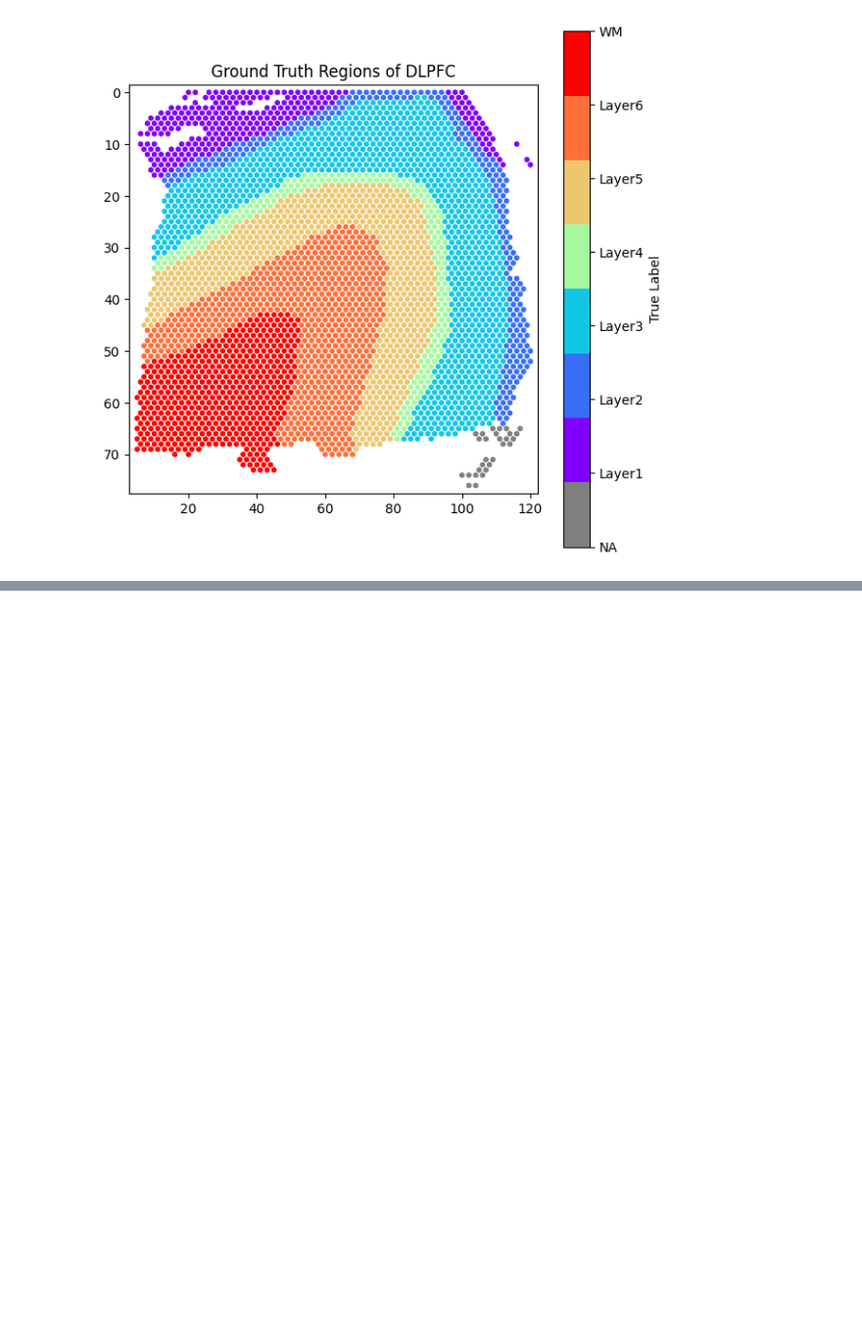
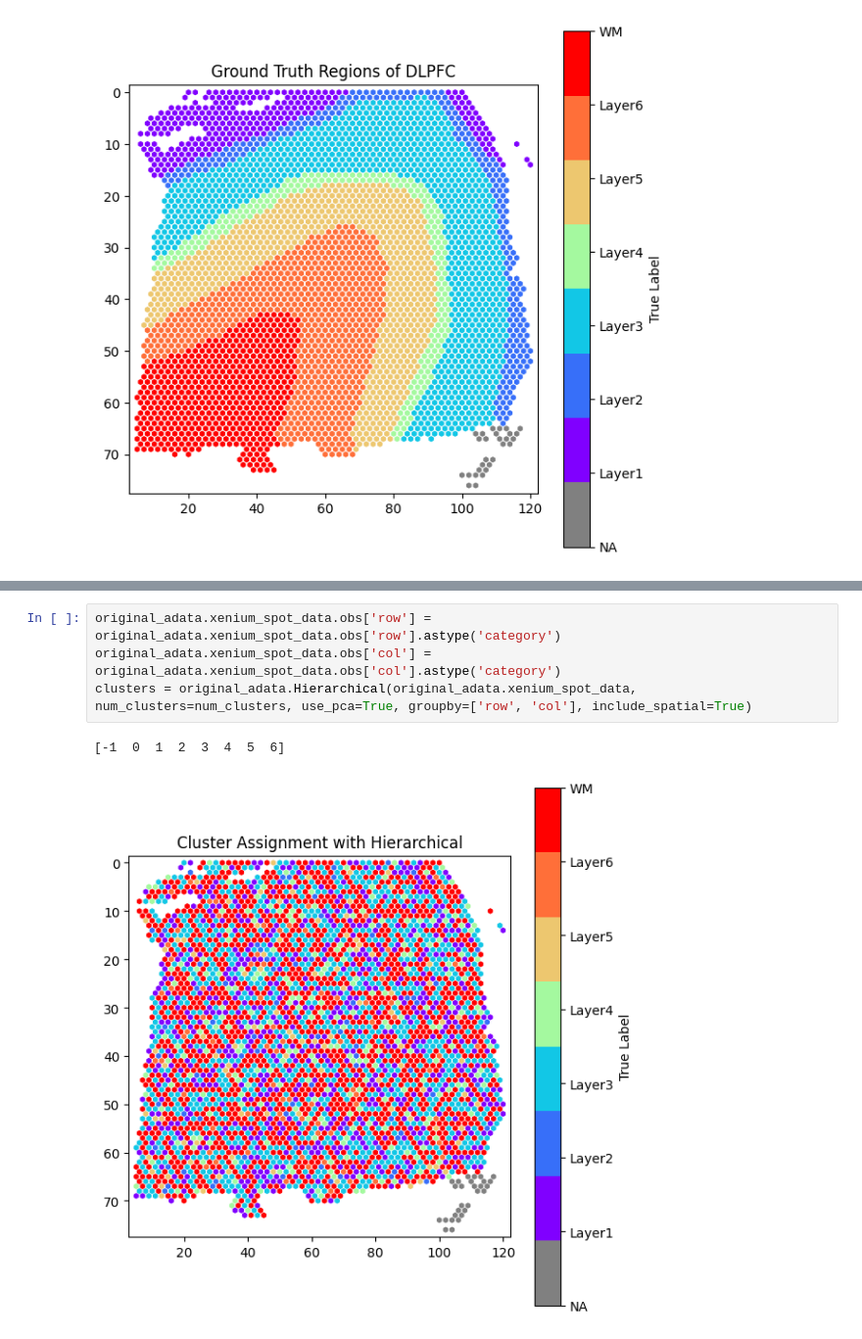
Before and after one commit to prob-ml/xennf, a Jupyter notebook: nf/scratch/dlpfc.ipynb, the cells around one changed output, grey strips where cells are left out. Shown at 98% size. Cells and saved outputs as stored; diff of their text form; blank space fills up the shorter version.

```diff
--- a/nf/scratch/dlpfc.ipynb
+++ b/nf/scratch/dlpfc.ipynb
@@ -182,0 +195,7 @@ Categories (7, object): ['0', '1', '2', '3', '4', '5', '6']' has dtype incompati
+# %%
+original_adata.xenium_spot_data.obs['row'] = original_adata.xenium_spot_data.obs['row'].astype('category')
+original_adata.xenium_spot_data.obs['col'] = original_adata.xenium_spot_data.obs['col'].astype('category')
+clusters = original_adata.Hierarchical(original_adata.xenium_spot_data, num_clusters=num_clusters, use_pca=True, groupby=['row', 'col'], include_spatial=True)
+# %% [output]
+[-1  0  1  2  3  4  5  6]
+[figure, added]
```
Also changed, not shown: parts of 9 cells of this notebook, 19 other files.
